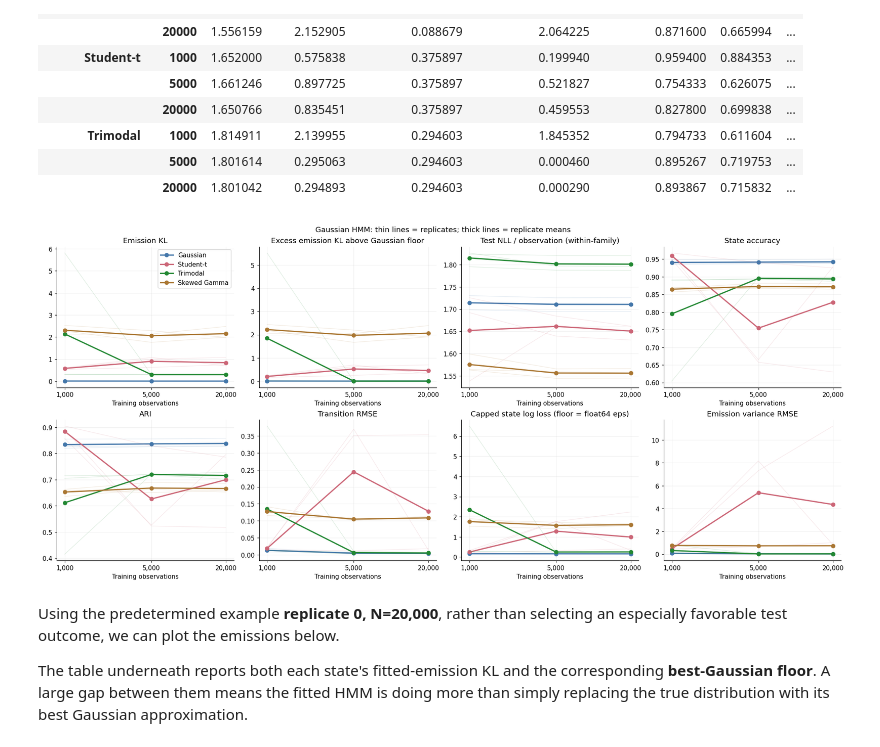
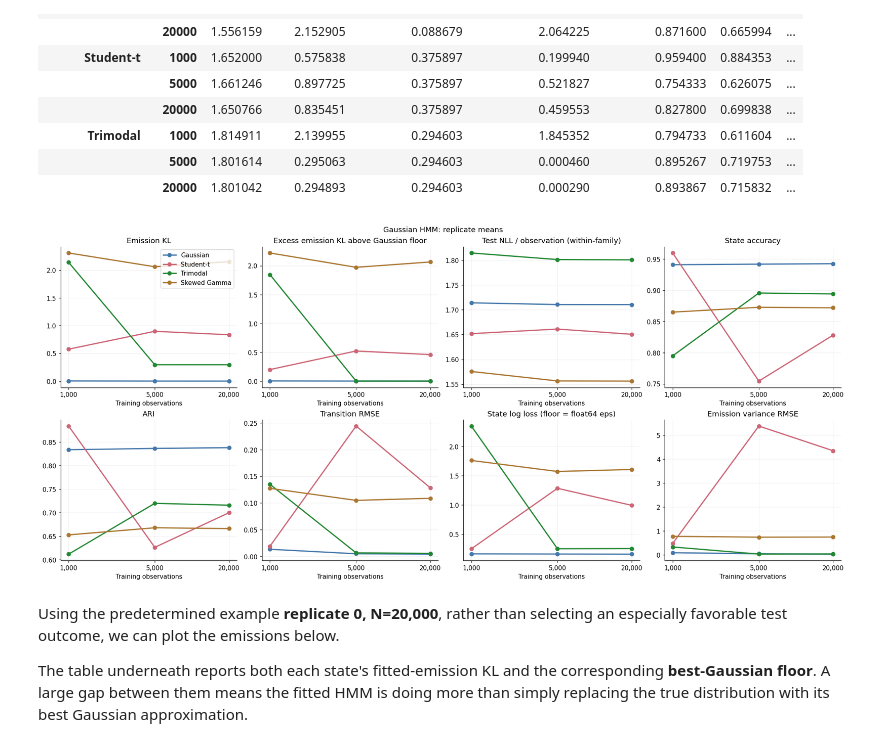
Before and after one commit to leoyxngg/FlexibleEmissionHMM, a Jupyter notebook: notebooks/gaussian_synthetic_experiments.ipynb, the cells around one changed output. Cells and saved outputs as stored; diff of their text form; code cells hidden in the pictures.

Commit message:
added more plots

```diff
--- a/notebooks/gaussian_synthetic_experiments.ipynb
+++ b/notebooks/gaussian_synthetic_experiments.ipynb
@@ -673,32 +776,29 @@ display(successful.groupby(["family", "n_train"])[metrics].mean().round(6))
 # %%
 plot_metrics = [
     ("emission_kl", "Emission KL"),
     ("excess_emission_kl", "Excess emission KL above Gaussian floor"),
     ("test_nll", "Test NLL / observation (within-family)"),
     ("aligned_accuracy", "State accuracy"),
     ("ari", "ARI"),
     ("transition_rmse", "Transition RMSE"),
-    ("state_log_loss", "Capped state log loss (floor = float64 eps)"),
+    ("state_log_loss", "State log loss (floor = float64 eps)"),
     ("variance_rmse", "Emission variance RMSE"),
 ]
 fig, axes = plt.subplots(2, 4, figsize=(18, 8), layout="constrained")
 for ax, (metric, title) in zip(axes.flat, plot_metrics):
     for family in FAMILIES:
         part = successful[successful.family == family]
-        for _, group in part.groupby("replicate"):
-            group = group.sort_values("n_train")
-            ax.plot(group.n_train, group[metric], color=COLORS[family], alpha=.16, linewidth=.8)
         means = part.groupby("n_train")[metric].mean()
         ax.plot(means.index, means.values, marker="o", color=COLORS[family], linewidth=2, label=family)
     ax.set_xscale("log")
     ax.set_xticks(TRAIN_SIZES, [f"{n:,}" for n in TRAIN_SIZES])
     ax.minorticks_off()
     ax.set(title=title, xlabel="Training observations")
 axes.flat[0].legend()
-fig.suptitle("Gaussian HMM: thin lines = replicates; thick lines = replicate means")
+fig.suptitle("Gaussian HMM: replicate means")
 plt.show()
 # %% [output]
-[figure, old version]
+[figure, new version]
 # %% [markdown]
 Using the predetermined example **replicate 0, N=20,000**, rather than selecting an especially favorable test outcome, we can plot the emissions below.
 
```
Also changed, not shown: parts of 3 cells of this notebook.
